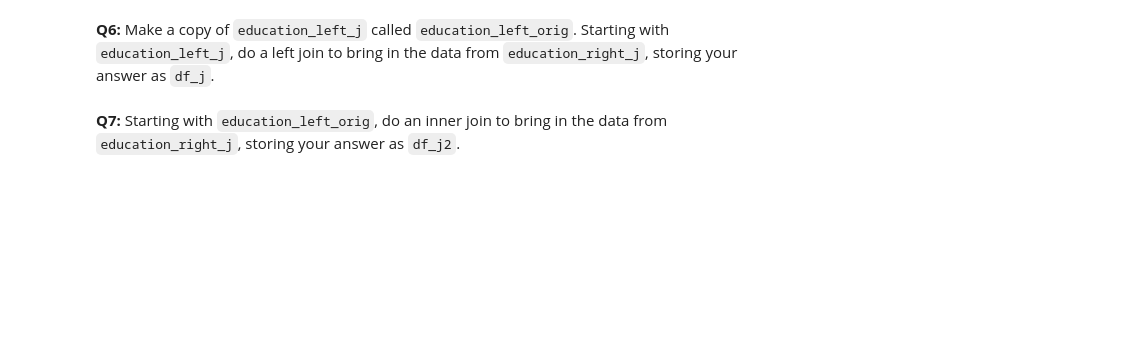
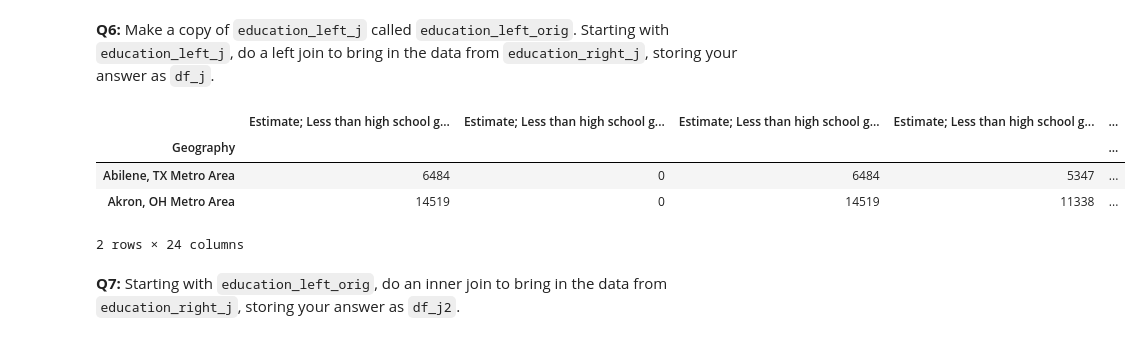
Before and after one commit to nova-nguyen/Data-System-Coursework, a Jupyter notebook: hw/HW_2.e/combine.ipynb, the cells around one changed output. Drawn from its saved outputs; the diff is of its cells as text; code cells hidden in the pictures; blank space fills up the shorter version.

```diff
--- a/hw/HW_2.e/combine.ipynb
+++ b/hw/HW_2.e/combine.ipynb
@@ -118,3 +153,6 @@ raise NotImplementedError()
+# %%
+education_left_j = pd.read_csv(os.path.join(datadir, "educationLeftJ.csv"), index_col = "Geography")
+education_right_j = pd.read_csv(os.path.join(datadir, "educationRightJ.csv"), index_col = "Geography")
 # %%
 # Display a sample of the left_j DataFrame
 education_left_j.head(2)
@@ -140,11 +188,17 @@ assert education_right_j.iloc[9,2] == 59784
 # %% [markdown]
 **Q6:** Make a copy of `education_left_j` called `education_left_orig`.  Starting with `education_left_j`, do a left join to bring in the data from `education_right_j`, storing your answer as `df_j`.
 # %%
-# YOUR CODE HERE
-raise NotImplementedError()
+education_left_orig = education_left_j
+df_j1 = education_left_j.join(education_right_j, how = "left")
 
 # Display a sample of the joined DataFrame
 df_j1.head(2)
+# %% [output]
+|  | Estimate; Less than high school g... | Estimate; Less than high school g... | Estimate; Less than high school g... | Estimate; Less than high school g... | ... |
+| Geography |  |  |  |  | ... |
+| Abilene, TX Metro Area | 6484 | 0 | 6484 | 5347 | ... |
+| Akron, OH Metro Area | 14519 | 0 | 14519 | 11338 | ... |
+2 rows × 24 columns
 # %%
 # Testing Cell
 assert education_left_orig.shape == (249, 12)
```
Also changed, not shown: parts of 22 cells of this notebook.
